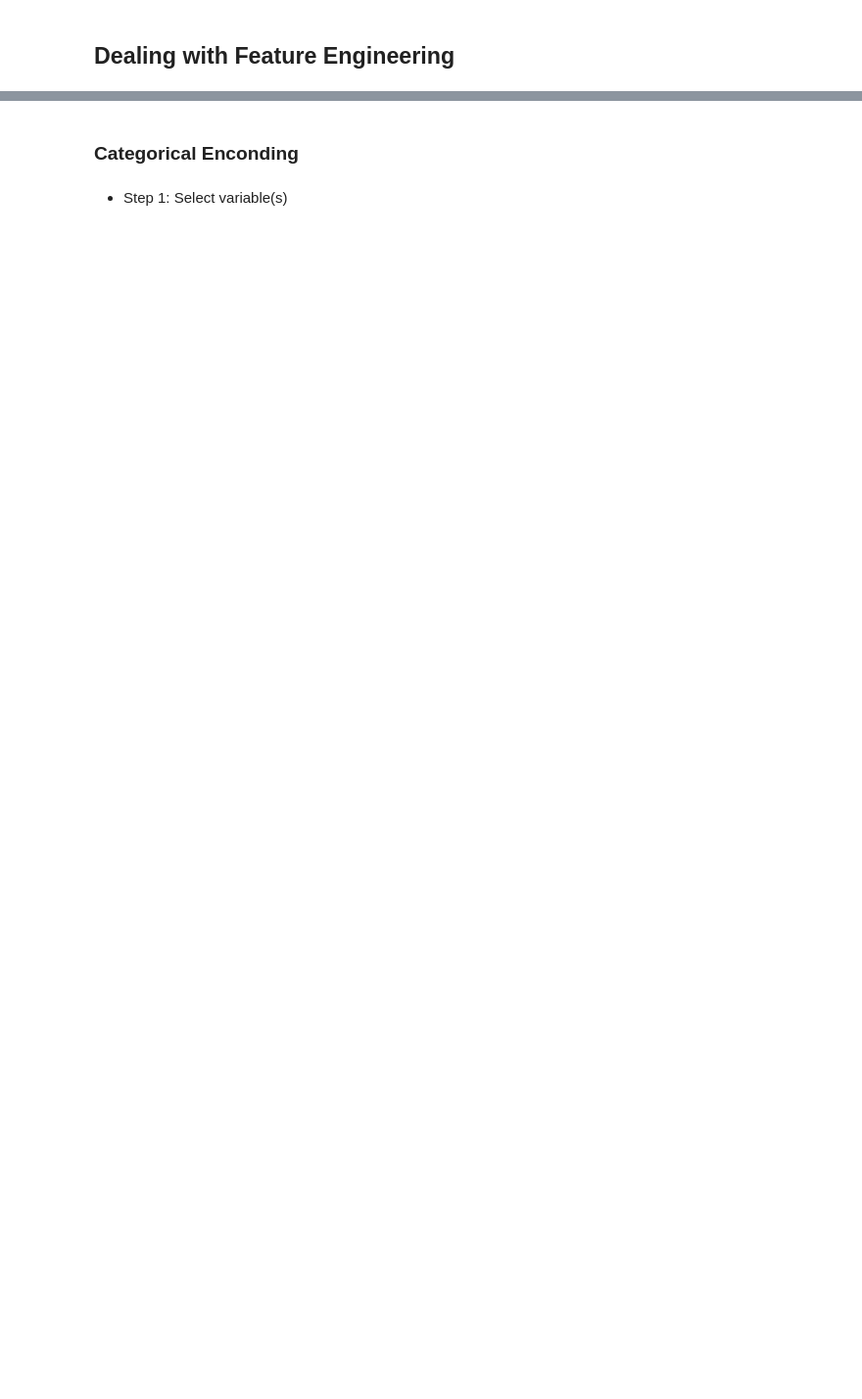
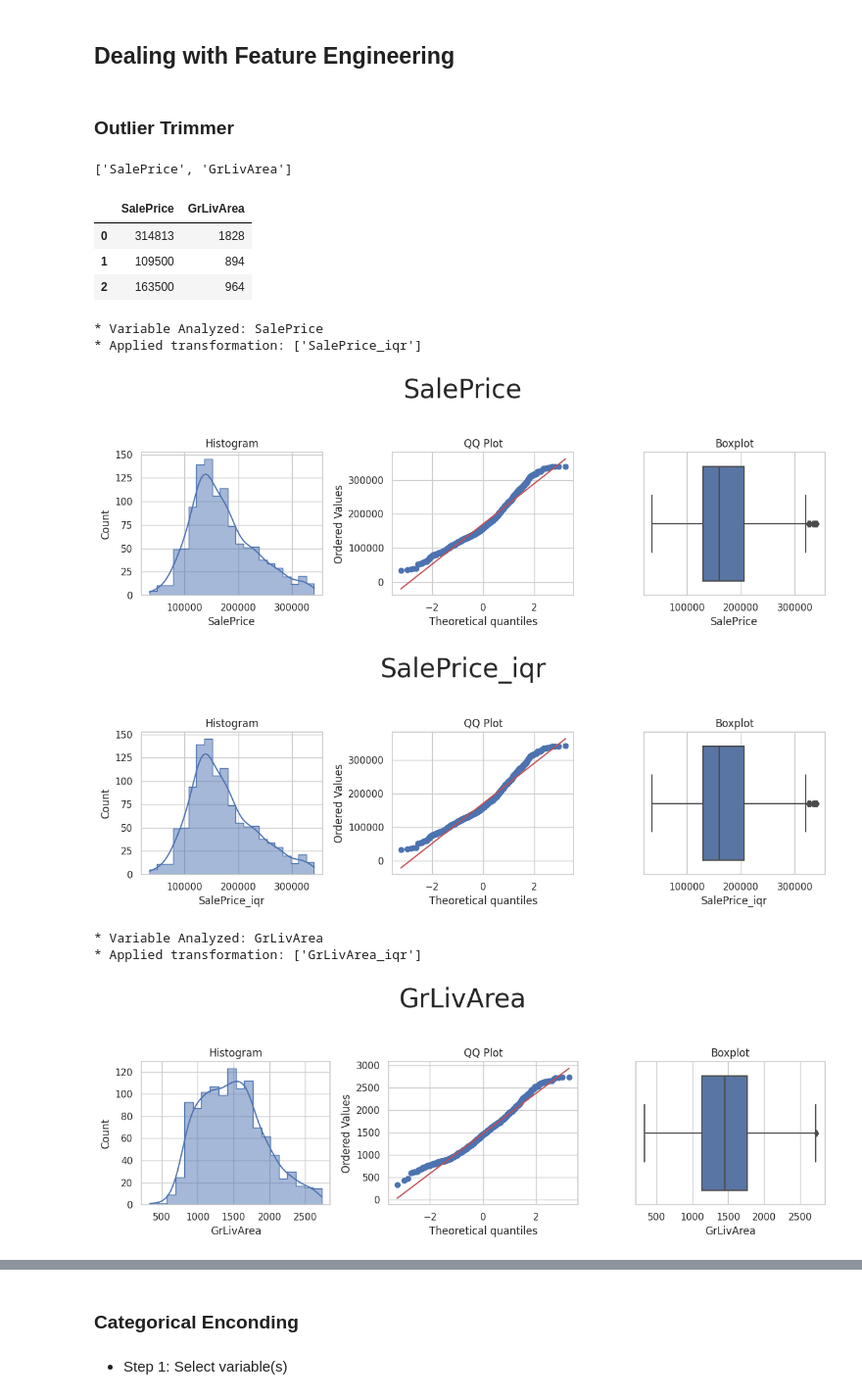
Before and after one commit to Samuel-Dainton/Heritage-Housing-Issues-P5, a Jupyter notebook: jupyter_notebooks/04 - Feature Engineering.ipynb, the cells around one changed output, grey strips where cells are left out. Shown at 98% size. Drawn from its saved outputs; the diff is of its cells as text; code cells hidden in the pictures; blank space fills up the shorter version.

Commit message:
Notebook 4 - Changes to spreadsheet image. Added code to featureengineering function to include Outlier Trimmer. Added call for outlier trimmer.

```diff
--- a/jupyter_notebooks/04 - Feature Engineering.ipynb
+++ b/jupyter_notebooks/04 - Feature Engineering.ipynb
@@ -190,6 +189,7 @@ to decide which transformation can better transform the distribution shape.
 # %%
 from feature_engine import transformation as vt
 from feature_engine.outliers import Winsorizer
+from feature_engine.outliers import OutlierTrimmer
 from feature_engine.encoding import OrdinalEncoder
 import scipy.stats as stats
 import matplotlib.pyplot as plt
@@ -211,7 +211,7 @@ def FeatureEngineeringAnalysis(df,analysis_type=None):
 
   """
   check_missing_values(df)
-  allowed_types= ['numerical', 'ordinal_encoder',  'outlier_winsorizer']
+  allowed_types= ['numerical', 'ordinal_encoder',  'outlier_winsorizer', 'outlier_trimmer']
   check_user_entry_on_analysis_type(analysis_type, allowed_types)
   list_column_transformers = define_list_column_transformers(analysis_type)
 
@@ -258,6 +258,9 @@ def define_list_column_transformers(analysis_type):
   elif analysis_type=='outlier_winsorizer':
     list_column_transformers = ['iqr']
 
+  elif analysis_type=='outlier_trimmer':
+    list_column_transformers = ['iqr']
+
   return list_column_transformers
 
 
@@ -274,6 +277,9 @@ def apply_transformers(analysis_type, df_feat_eng, column):
 
   elif analysis_type=='outlier_winsorizer':
     df_feat_eng,list_applied_transformers = FeatEngineering_OutlierWinsorizer(df_feat_eng,column)
+
+  elif analysis_type=='outlier_trimmer':
+    df_feat_eng,list_applied_transformers = FeatEngineering_OutlierTrimmer(df_feat_eng,column)
 
   elif analysis_type=='ordinal_encoder':
     df_feat_eng,list_applied_transformers = FeatEngineering_CategoricalEncoder(df_feat_eng,column)
@@ -354,6 +360,22 @@ def FeatEngineering_OutlierWinsorizer(df_feat_eng,column):
   return df_feat_eng,list_methods_worked
 
 
+def FeatEngineering_OutlierTrimmer(df_feat_eng,column):
+  list_methods_worked = []
+
+  ### Trimmer iqr
+  try:
+    disc=OutlierTrimmer(
+        capping_method='iqr', tail='both', fold=1.5, variables = [f"{column}_iqr"])
+    df_feat_eng = disc.fit_transform(df_feat_eng)
+    list_methods_worked.append(f"{column}_iqr")
+  except:
+    df_feat_eng.drop([f"{column}_iqr"],axis=1,inplace=True)
+
+
+  return df_feat_eng,list_methods_worked
+
+
 
 
 def FeatEngineering_Numerical(df_feat_eng,column):
@@ -418,2 +440,27 @@ def FeatEngineering_Numerical(df_feat_eng,column):
 # %% [markdown]
 ## Dealing with Feature Engineering
+# %% [markdown]
+### Outlier Trimmer
+# %%
+variables_engineering= ['SalePrice', 'GrLivArea']
+variables_engineering
+# %% [output]
+['SalePrice', 'GrLivArea']
+# %%
+df_engineering = TrainSet[variables_engineering].copy()
+df_engineering.head(3)
+# %% [output]
+|  | SalePrice | GrLivArea |
+| 0 | 314813 | 1828 |
+| 1 | 109500 | 894 |
+| 2 | 163500 | 964 |
+# %%
+df_engineering = FeatureEngineeringAnalysis(df=df_engineering, analysis_type='outlier_trimmer')
+# %% [output]
+* Variable Analyzed: SalePrice
+* Applied transformation: ['SalePrice_iqr']
+[figure, added]
+[figure, added]
+* Variable Analyzed: GrLivArea
+* Applied transformation: ['GrLivArea_iqr']
+[figure, added]
```
Also changed, not shown: parts of 9 cells of this notebook, 4 other files.
